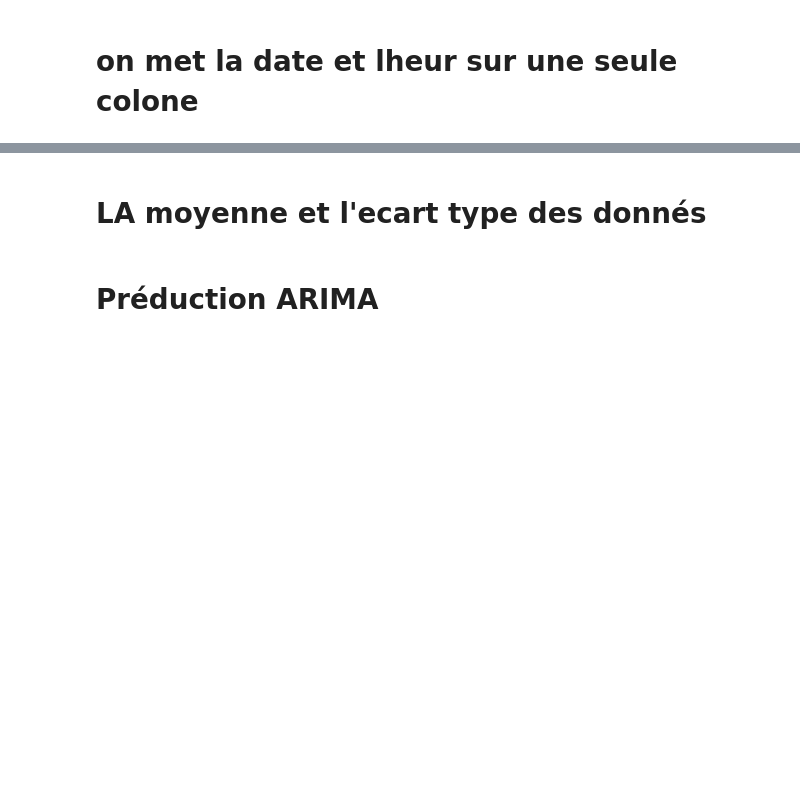
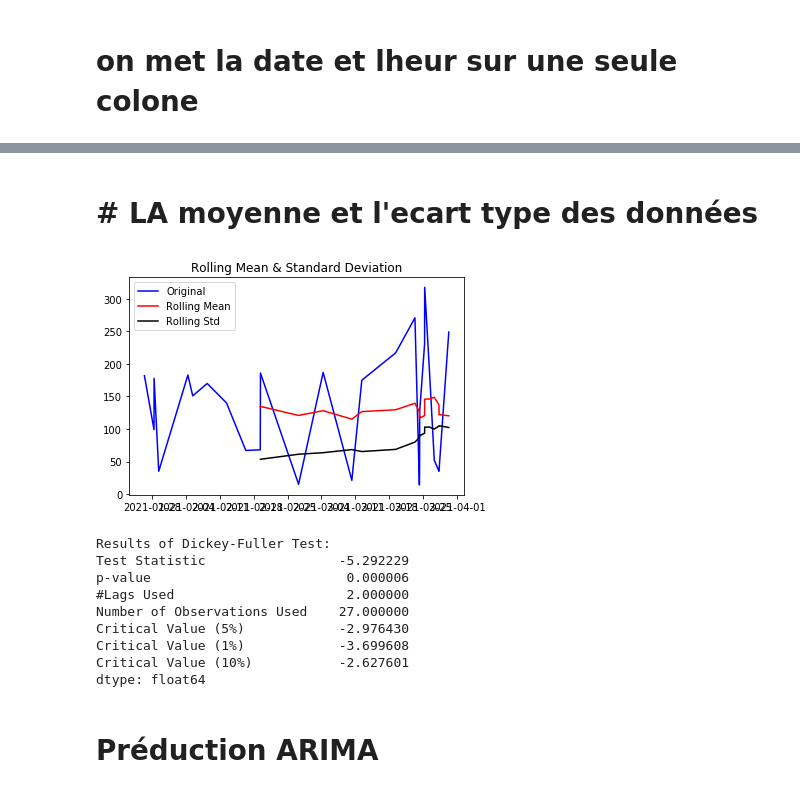
Before and after one commit to sidysow/challenge_2021, a Jupyter notebook: Prdict.ipynb, the cells around one changed output, grey strips where cells are left out. Cells and saved outputs as stored; diff of their text form; code cells hidden in the pictures; blank space fills up the shorter version.

```diff
--- a/Prdict.ipynb
+++ b/Prdict.ipynb
@@ -26,4 +30,13 @@ Replace is False and data exists, so doing nothing. Use replace=True to re-downl
 # %%
-data_df= data_dfraw.drop(['Remarque','Unnamed: 4'], inplace=False, axis=1)
+data_df= data_dfraw1.drop(['Remarque','Unnamed: 4'], inplace=False, axis=1)
 # %% [markdown]
 # on met la date et lheur sur une seule colone
+# %%
+data_df = data_df.dropna()
+# %%
+standard_time  = pd.to_datetime(data_df['Date'] +
+                               ' ' + data_df['HT'],
+                               format='%d/%m/%Y %H:%M:%S')
+
+# Where d = day, m=month, Y=year, H=hour, M=minutes
+standard_time
@@ -29,0 +61,2 @@ data_df= data_dfraw.drop(['Remarque','Unnamed: 4'], inplace=False, axis=1)
+# %%
+data_df['DateTime'] = standard_time
@@ -44,5 +83,5 @@ NameError: name 'data_ts' is not defined
 # %% [markdown]
-# LA moyenne et l'ecart type des donnés
+# # LA moyenne et l'ecart type des données
 # %%
 from statsmodels.tsa.stattools import adfuller
 def test_stationarity(timeseries):
@@ -67,6 +106,19 @@ def test_stationarity(timeseries):
     for key,value in dftest[4].items():
         dfoutput['Critical Value (%s)'%key] = value
     print (dfoutput)
+# %%
+test_stationarity(data_ts['VCJ'])
+# %% [output]
+[figure, added]
+Results of Dickey-Fuller Test:
+Test Statistic                 -5.292229
+p-value                         0.000006
+#Lags Used                      2.000000
+Number of Observations Used    27.000000
+Critical Value (5%)            -2.976430
+Critical Value (1%)            -3.699608
+Critical Value (10%)           -2.627601
+dtype: float64
 # %% [markdown]
 # Préduction ARIMA
 # %%
```
Also changed, not shown: parts of 10 cells of this notebook, 2 other files.
